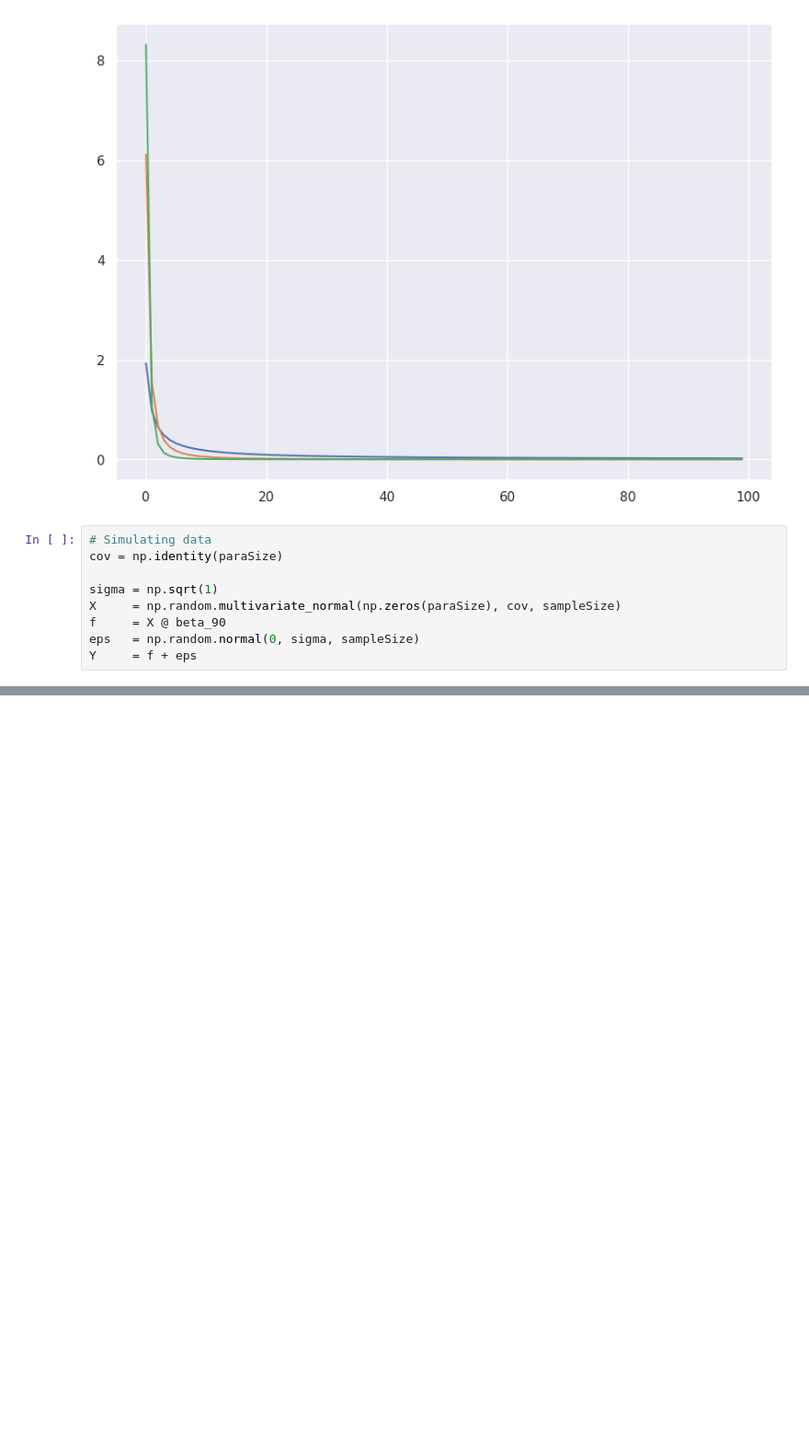
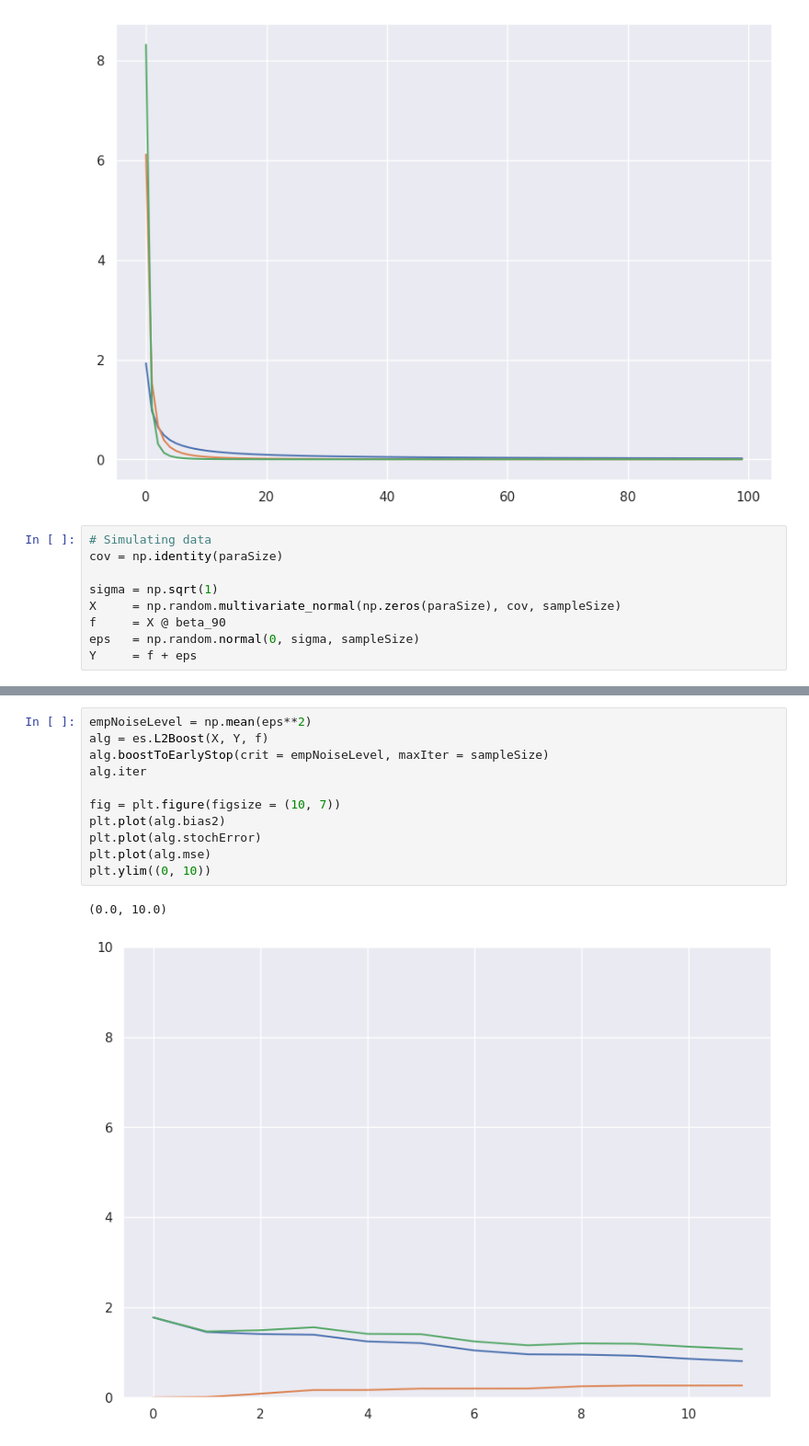
Before and after one commit to EarlyStop/EarlyStopping, a Jupyter notebook: notebooks/L2BoostExample.ipynb, the cells around one changed output, grey strips where cells are left out. Shown: that part at 92% size. Cells and saved outputs as stored; diff of their text form; blank space fills up the shorter version.

Commit message:
Updated example notebook for L2Boost

```diff
--- a/notebooks/L2BoostExample.ipynb
+++ b/notebooks/L2BoostExample.ipynb
@@ -73,0 +74,14 @@ plt.ylim((0, 10))
+# %%
+empNoiseLevel = np.mean(eps**2)
+alg = es.L2Boost(X, Y, f)
+alg.boostToEarlyStop(crit = empNoiseLevel, maxIter = sampleSize)
+alg.iter
+
+fig = plt.figure(figsize = (10, 7))
+plt.plot(alg.bias2)
+plt.plot(alg.stochError)
+plt.plot(alg.mse)
+plt.ylim((0, 10))
+# %% [output]
+(0.0, 10.0)
+[figure, added]
```
Also changed, not shown: parts of 1 cell of this notebook.
